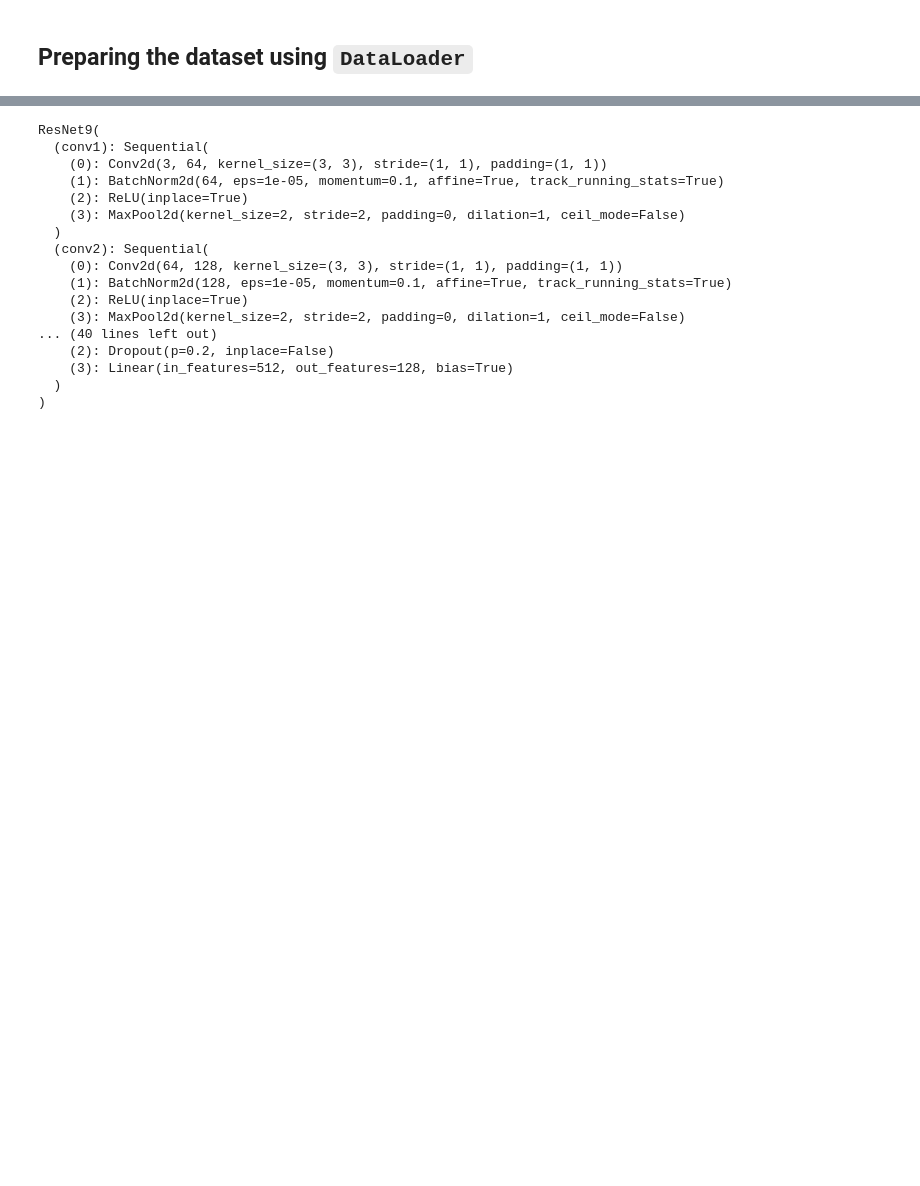
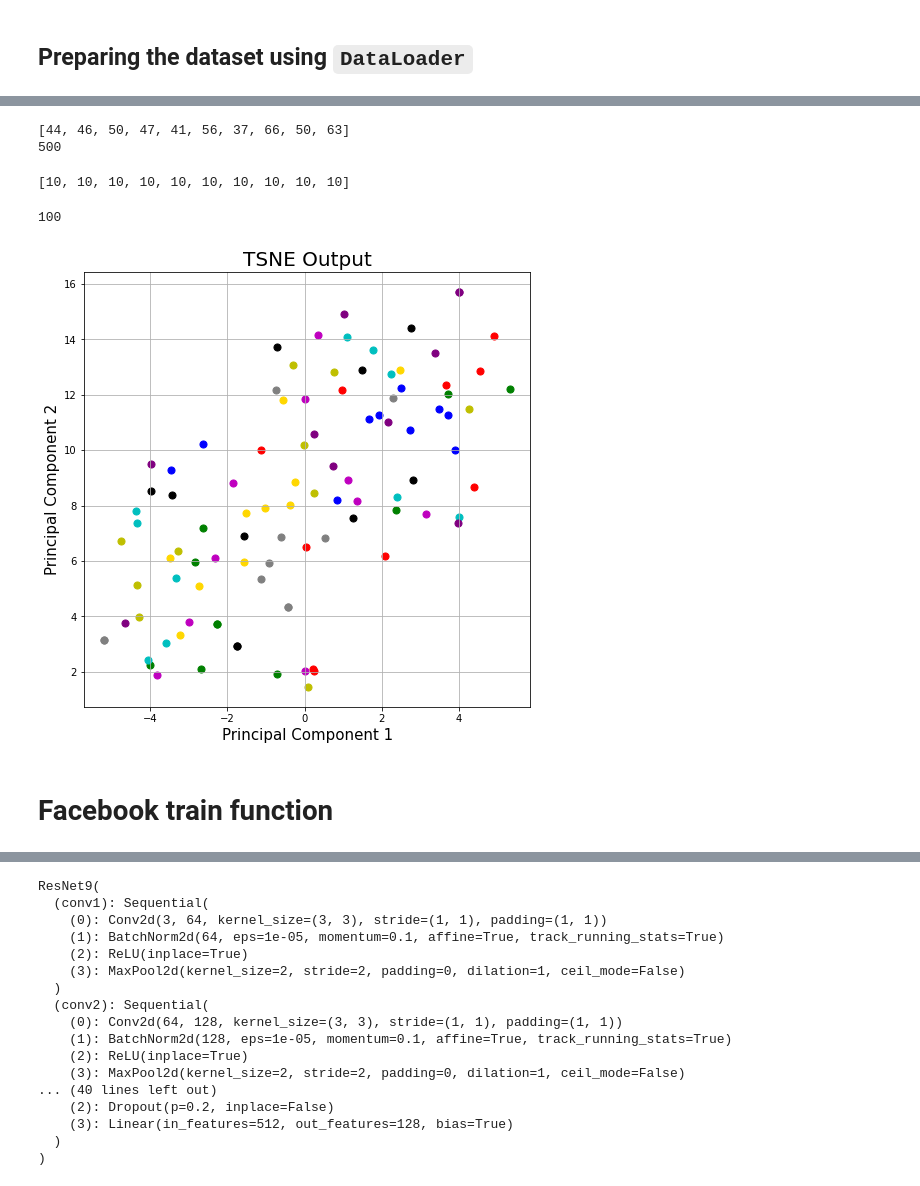
Before and after one commit to hrishi508/Self-and-Semi-Supervised-Learning, a Jupyter notebook: Barlow_Twins.ipynb, the cells around one changed output, grey strips where cells are left out. Cells and saved outputs as stored; diff of their text form; code cells hidden in the pictures; blank space fills up the shorter version.

```diff
--- a/Barlow_Twins.ipynb
+++ b/Barlow_Twins.ipynb
@@ -307,0 +577,6 @@ optimizer = torch.optim.Adam(params=model_ft.parameters(), lr=LR)
+# %%
+print(vec_cnt) #Trial 1
+print(sum(vec_cnt))
+# %% [output]
+[44, 46, 50, 47, 41, 56, 37, 66, 50, 63]
+500
@@ -307,0 +638,5 @@ optimizer = torch.optim.Adam(params=model_ft.parameters(), lr=LR)
+# %%
+print(vec_cnt)
+# print(x)
+# %% [output]
+[10, 10, 10, 10, 10, 10, 10, 10, 10, 10]
@@ -308,3 +652,60 @@ optimizer = torch.optim.Adam(params=model_ft.parameters(), lr=LR)
+# %%
+print(len(x))
+# %% [output]
+100
+# %%
+x = StandardScaler().fit_transform(x)
+# %%
+#### PCA
+# pca = PCA(n_components=2)
+# principalComponents = pca.fit_transform(x)
+# principalDf = pd.DataFrame(data = principalComponents
+#              , columns = ['principal component 1', 'principal component 2'])
+# fig = plt.figure(figsize = (8,8))
+# ax = fig.add_subplot(1,1,1)
+# #plt.ylim([-30,30])
+# ax.set_xlabel('Principal Component 1', fontsize = 15)
+# ax.set_ylabel('Principal Component 2', fontsize = 15)
+# ax.set_title('PCA Output', fontsize = 20)
+# colors = ['r', 'g', 'b','c','m','y','k','gold','grey','purple']
+# k=[0,2,6,8,9]
+# x = 10
+# for i in range(10):
+#     ax.scatter(principalDf.loc[range((i*x),((i*x)+x)), 'principal component 1']
+#                , principalDf.loc[range((i*x),((i*x)+x)), 'principal component 2']
+#                , c = colors[i]
+#                , s = 50)
+# #ax.legend(targets)
+# ax.grid()
+
+
+#### TSNE
+principalComponents = TSNE(n_components=2, learning_rate='auto', init='random').fit_transform(x)
+principalDf = pd.DataFrame(data = principalComponents
+             , columns = ['principal component 1', 'principal component 2'])
+fig = plt.figure(figsize = (8,8))
+ax = fig.add_subplot(1,1,1)
+
+#plt.ylim([-30,30])
+
+ax.set_xlabel('Principal Component 1', fontsize = 15)
+ax.set_ylabel('Principal Component 2', fontsize = 15)
+ax.set_title('TSNE Output', fontsize = 20)
+colors = ['r', 'g', 'b','c','m','y','k','gold','grey','purple']
+k=[0,2,6,8,9]
+x = 10
+for i in range(10):
+    ax.scatter(principalDf.loc[range((i*x),((i*x)+x)), 'principal component 1']
+               , principalDf.loc[range((i*x),((i*x)+x)), 'principal component 2']
+               , c = colors[i]
+               , s = 50)
+
+#ax.legend(targets)
+ax.grid()
+# %% [output]
+[figure, added]
+# %% [markdown]
+# Facebook train function
 # %%
 def off_diagonal(x):
     # return a flattened view of the off-diagonal elements of a square matrix
```
Also changed, not shown: parts of 33 cells of this notebook.
